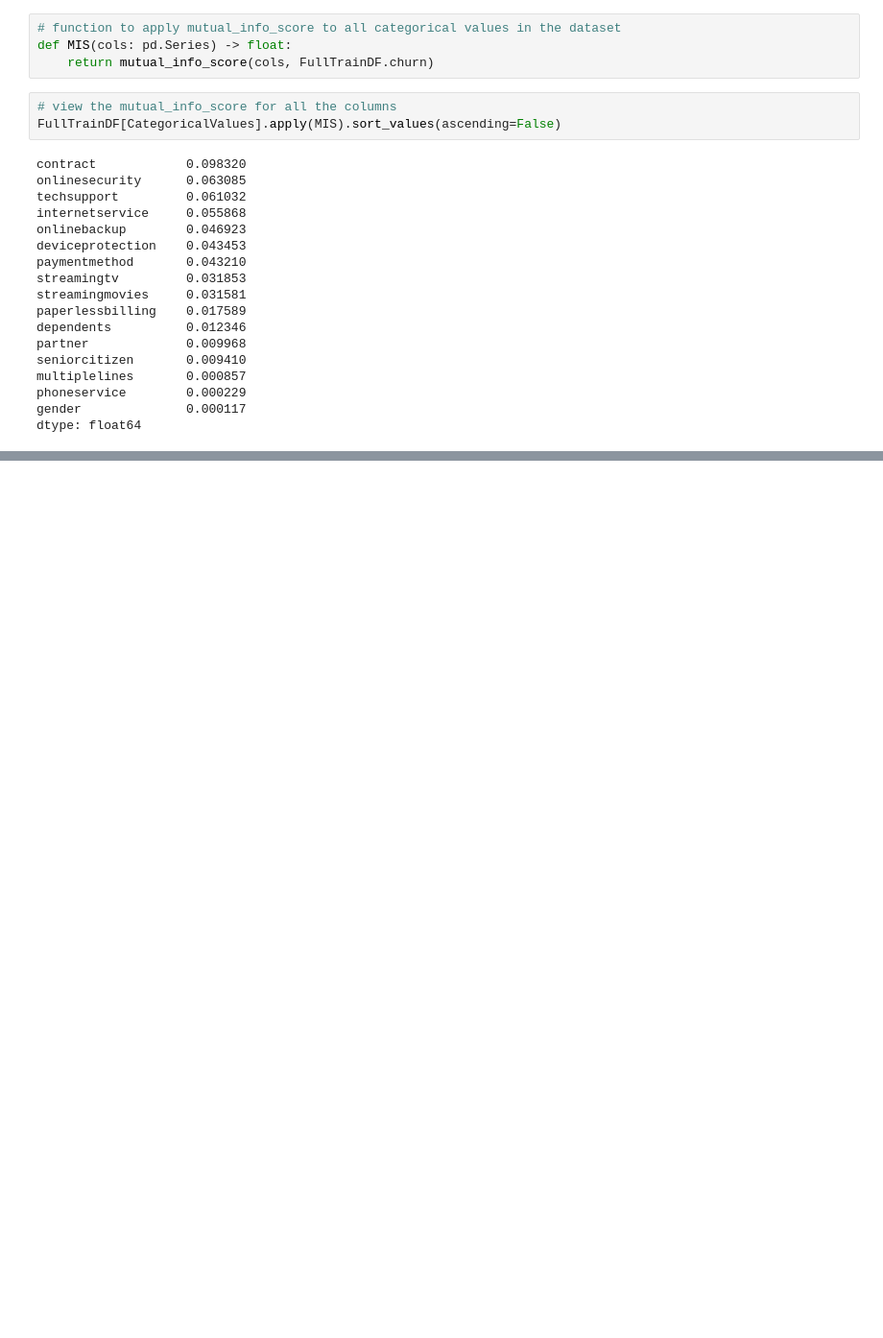
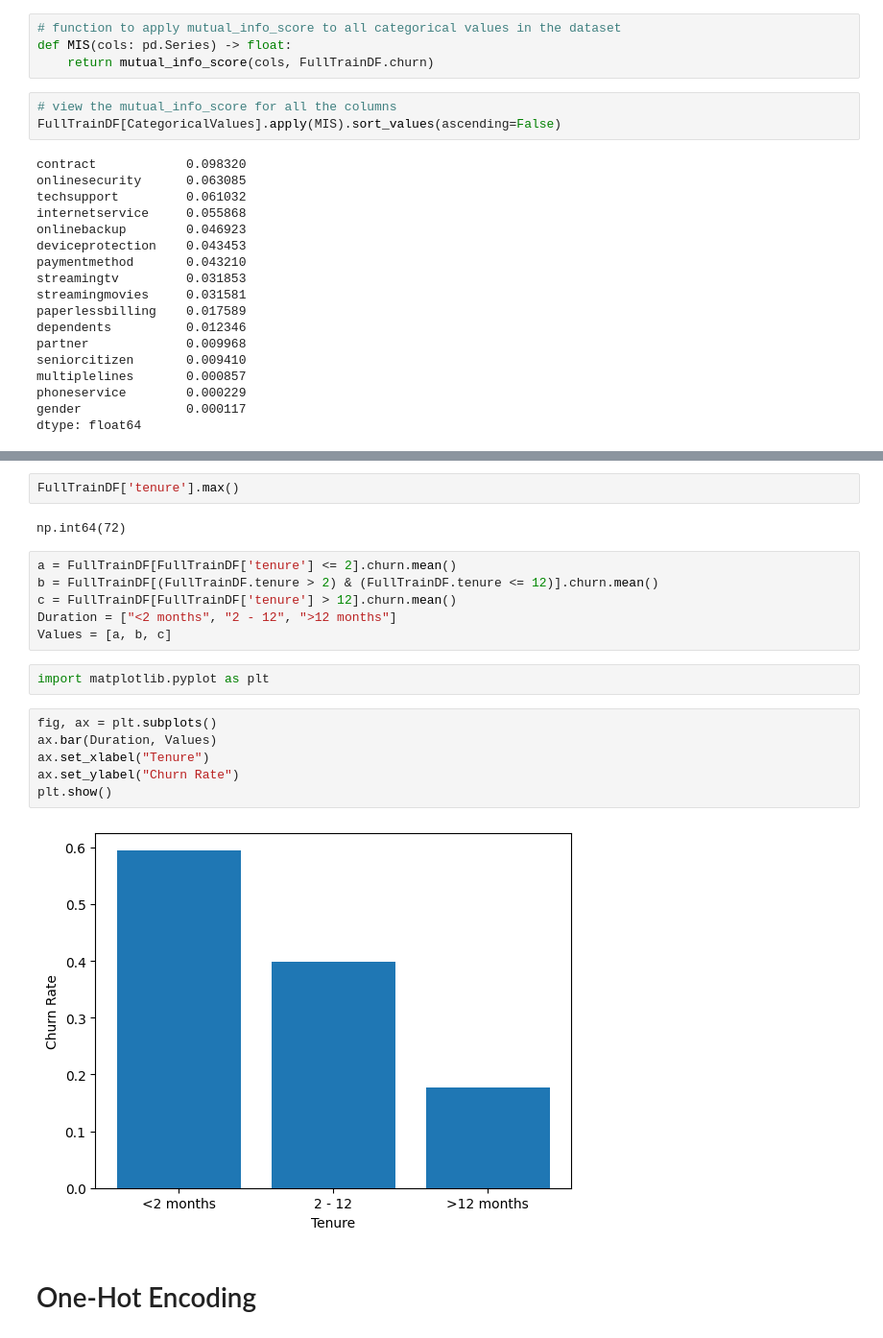
Before and after one commit to not-AVP/psychic-potato, a Jupyter notebook: practice/ChurnBurn.ipynb, the cells around one changed output, grey strips where cells are left out. Shown: that part at 96% size. Saved outputs shown, nothing was run; the diff lists cells and outputs as text; blank space fills up the shorter version.

```diff
--- a/practice/ChurnBurn.ipynb
+++ b/practice/ChurnBurn.ipynb
@@ -452,0 +473,22 @@ dtype: float64
+# %%
+FullTrainDF['tenure'].max()
+# %% [output]
+np.int64(72)
+# %%
+a = FullTrainDF[FullTrainDF['tenure'] <= 2].churn.mean()
+b = FullTrainDF[(FullTrainDF.tenure > 2) & (FullTrainDF.tenure <= 12)].churn.mean()
+c = FullTrainDF[FullTrainDF['tenure'] > 12].churn.mean()
+Duration = ["<2 months", "2 - 12", ">12 months"]
+Values = [a, b, c]
+# %%
+import matplotlib.pyplot as plt
+# %%
+fig, ax = plt.subplots()
+ax.bar(Duration, Values)
+ax.set_xlabel("Tenure")
+ax.set_ylabel("Churn Rate")
+plt.show()
+# %% [output]
+[figure, added]
+# %% [markdown]
+# One-Hot Encoding
```
Also changed, not shown: parts of 19 cells of this notebook.
